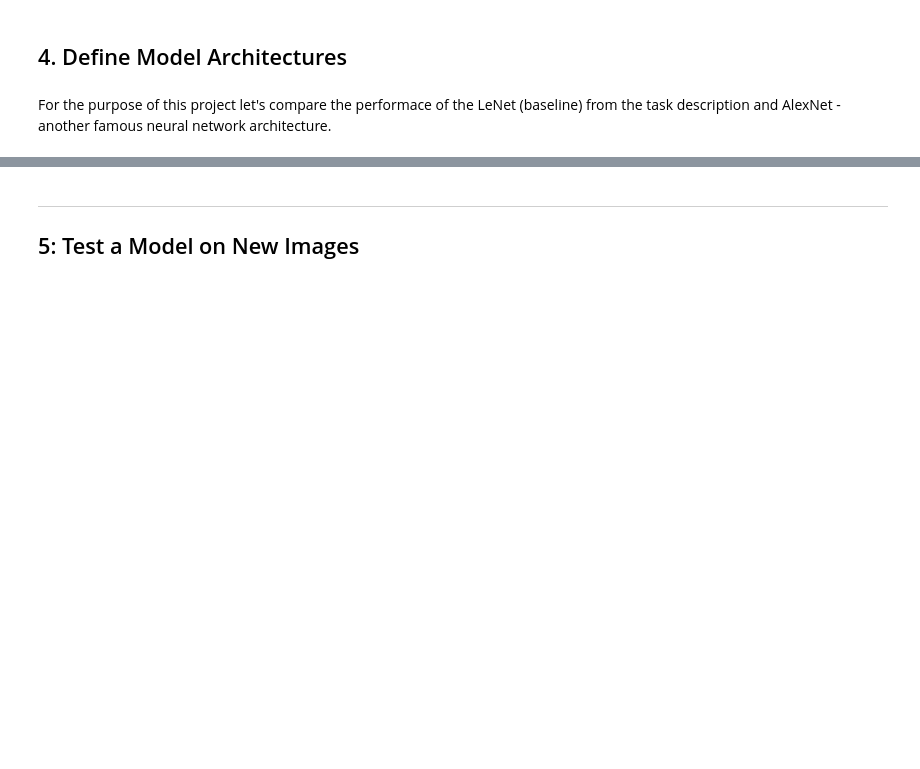
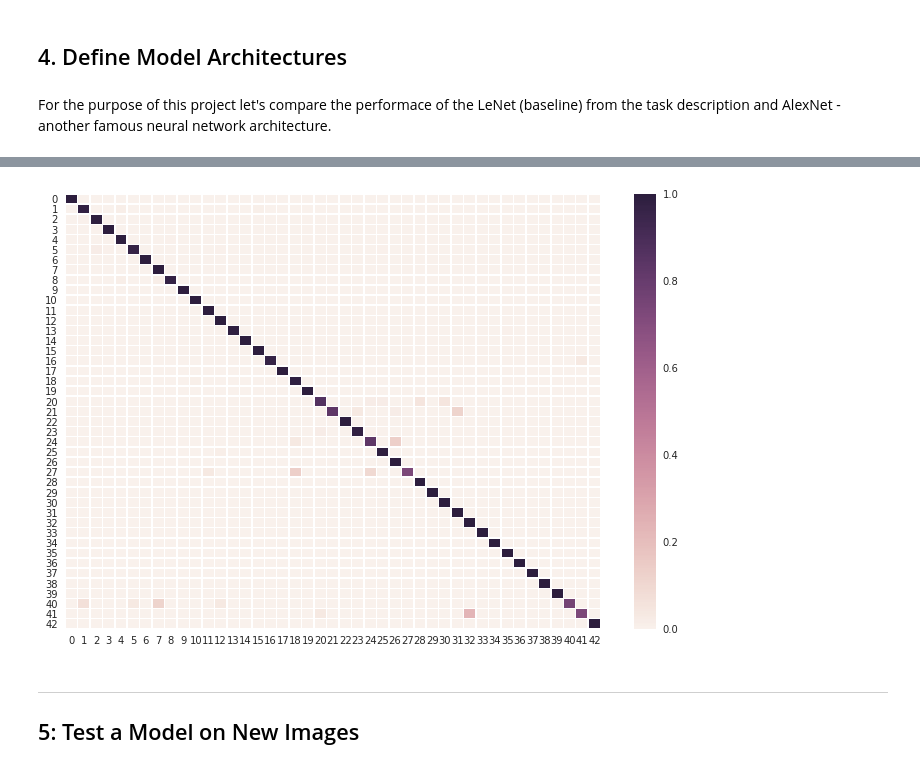
Before and after one commit to joekidd/CarND-Traffic-Sign-Classifier-Project, a Jupyter notebook: Traffic_Sign_Classifier.ipynb, the cells around one changed output, grey strips where cells are left out. Cells and saved outputs as stored; diff of their text form; code cells hidden in the pictures; blank space fills up the shorter version.

```diff
--- a/Traffic_Sign_Classifier.ipynb
+++ b/Traffic_Sign_Classifier.ipynb
@@ -390,3 +412,12 @@ Model saved
+# %%
+from sklearn.metrics import confusion_matrix
+plt.figure(figsize=(12,8))
+c_matrix = confusion_matrix(actual, predicted)
+c_matrix = c_matrix / c_matrix.sum(axis=1)[:,None]
+ax = sbs.heatmap(c_matrix, linewidths=.5)
+plt.savefig("writeup/confusion.png")
+# %% [output]
+[figure, added]
 # %% [markdown]
 ---
 
```
Also changed, not shown: parts of 21 cells of this notebook, 13 other files.
